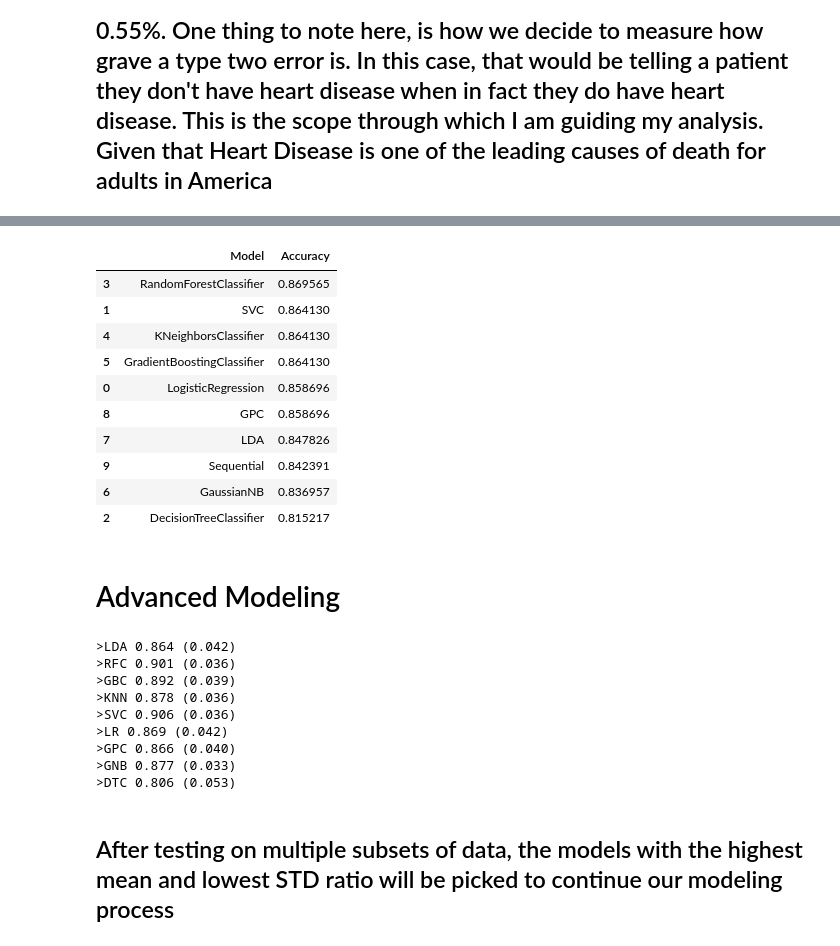
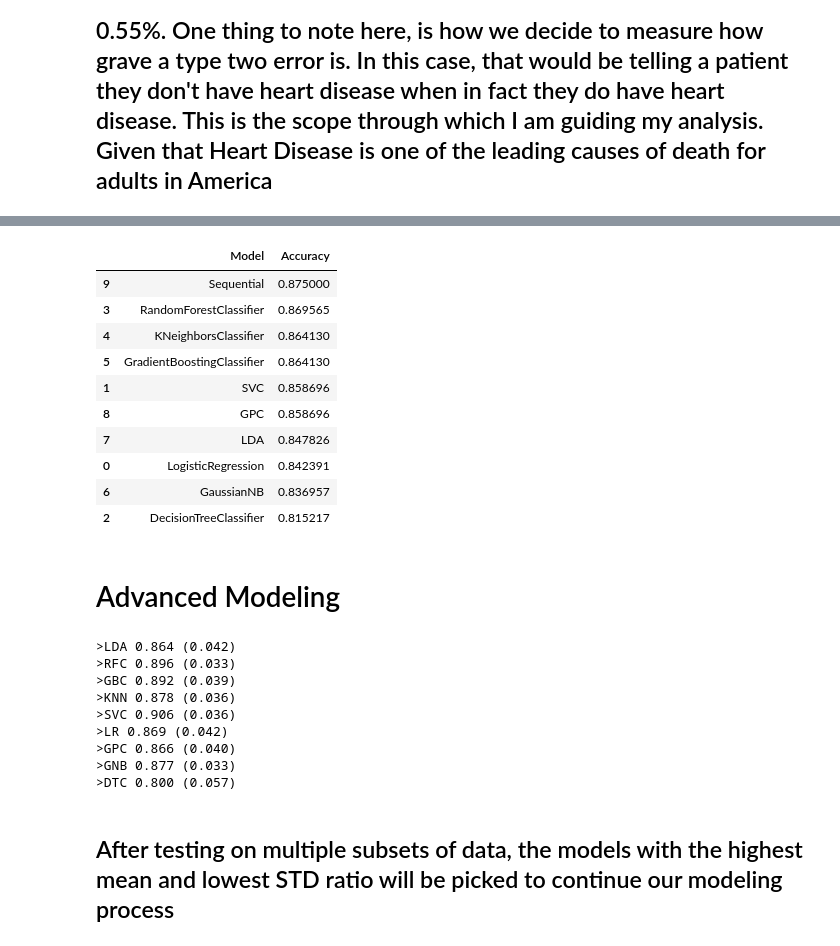
Before and after one commit to MaukanMir/Hear-Disease-Classification-Part-Two, a Jupyter notebook: training.ipynb, the cells around one changed output, grey strips where cells are left out. Cells and saved outputs as stored; diff of their text form; code cells hidden in the pictures.

```diff
--- a/training.ipynb
+++ b/training.ipynb
@@ -337,7 +331,7 @@ Mean F2: 0.546 (0.057)
 ## Baseline Model Performance tell us we need an F2 score of atleast 0.55%. One thing to note here, is how we decide to measure how grave a type two error is. In this case, that would be telling a patient they don't have heart disease when in fact they do have heart disease. This is the scope through which I am guiding my analysis. Given that Heart Disease is one of the leading causes of death for adults in America
 # %%
 X_train, X_test, y_train, y_test = train_test_split(X,y, test_size=0.2, random_state=42)
-scaler = StandardScaler()
+scaler = MinMaxScaler()
 X_train_scaled, X_test_scaled = scaler.fit_transform(X_train), scaler.transform(X_test)
 models = run_all_models(X_train_scaled, X_test_scaled, y_train, y_test)
 models.sort_values(by="Accuracy", ascending=False)
@@ -347,12 +341,12 @@ models.sort_values(by="Accuracy", ascending=False)
 |  | Model | Accuracy |
+| 9 | Sequential | 0.875000 |
 | 3 | RandomForestClassifier | 0.869565 |
-| 1 | SVC | 0.864130 |
 | 4 | KNeighborsClassifier | 0.864130 |
 | 5 | GradientBoostingClassifier | 0.864130 |
-| 0 | LogisticRegression | 0.858696 |
+| 1 | SVC | 0.858696 |
 | 8 | GPC | 0.858696 |
 | 7 | LDA | 0.847826 |
-| 9 | Sequential | 0.842391 |
+| 0 | LogisticRegression | 0.842391 |
 | 6 | GaussianNB | 0.836957 |
 | 2 | DecisionTreeClassifier | 0.815217 |
 # %% [markdown]
@@ -407,7 +401,7 @@ def get_models():
 
   return models, names
 
-last_ix = len(df.columns)-1
+llast_ix = len(df.columns)-1
 X, y = df.drop(df.columns[last_ix], axis=1), df[df.columns[last_ix]]
 models, names = get_models()
 # evaluate each model
@@ -420,14 +414,14 @@ for i in range(len(models)):
   print('>%s %.3f (%.3f)' % (names[i], np.mean(scores), np.std(scores)))
 # %% [output]
 >LDA 0.864 (0.042)
->RFC 0.901 (0.036)
+>RFC 0.896 (0.033)
 >GBC 0.892 (0.039)
 >KNN 0.878 (0.036)
 >SVC 0.906 (0.036)
 >LR 0.869 (0.042)
 >GPC 0.866 (0.040)
 >GNB 0.877 (0.033)
->DTC 0.806 (0.053)
+>DTC 0.800 (0.057)
 # %% [markdown]
 ## After testing on multiple subsets of data, the models with the highest mean and lowest STD ratio will be picked to continue our modeling process
 # %% [markdown]
```
Also changed, not shown: parts of 7 cells of this notebook.
